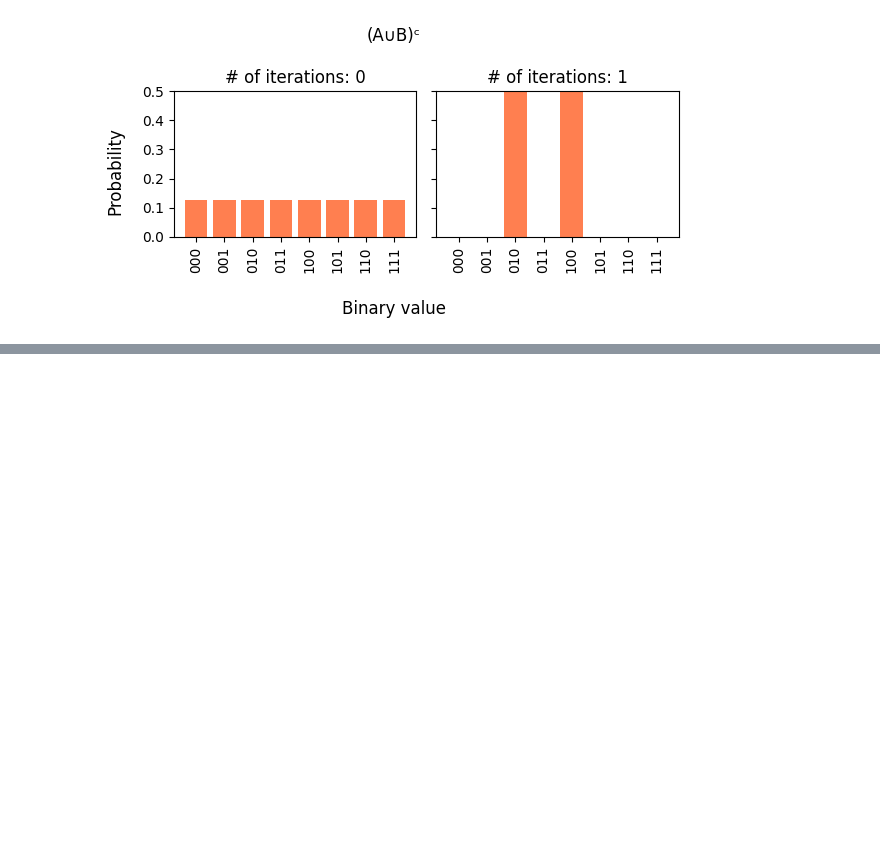
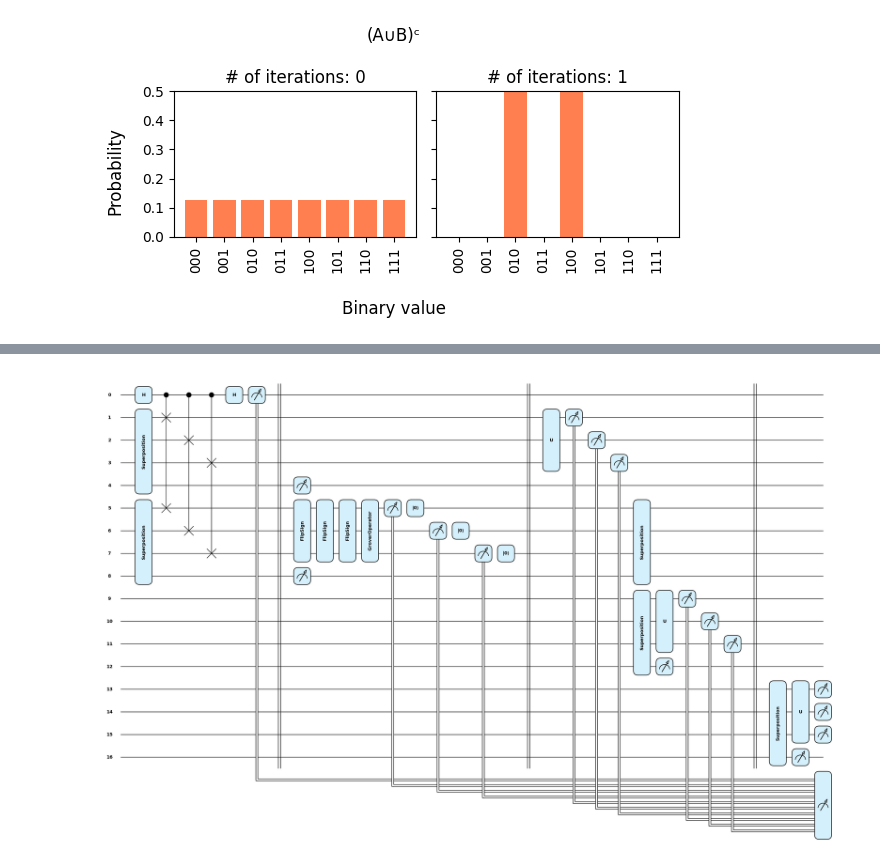
Before and after one commit to 24shiny/Inverse_Laplacian_embedding, a Jupyter notebook: Set_operations/reduced_example.ipynb, the cells around one changed output, grey strips where cells are left out. Drawn from its saved outputs; the diff is of its cells as text; code cells hidden in the pictures; blank space fills up the shorter version.

```diff
--- a/Set_operations/reduced_example.ipynb
+++ b/Set_operations/reduced_example.ipynb
@@ -324,0 +446,5 @@ fig.savefig('grover_final.png')
+# %%
+fig, _ = qml.draw_mpl(GroverSearch, style="pennylane", show_all_wires=True)(test_arr)
+plt.show()
+# %% [output]
+[figure, added]
```
Also changed, not shown: parts of 12 cells of this notebook.
